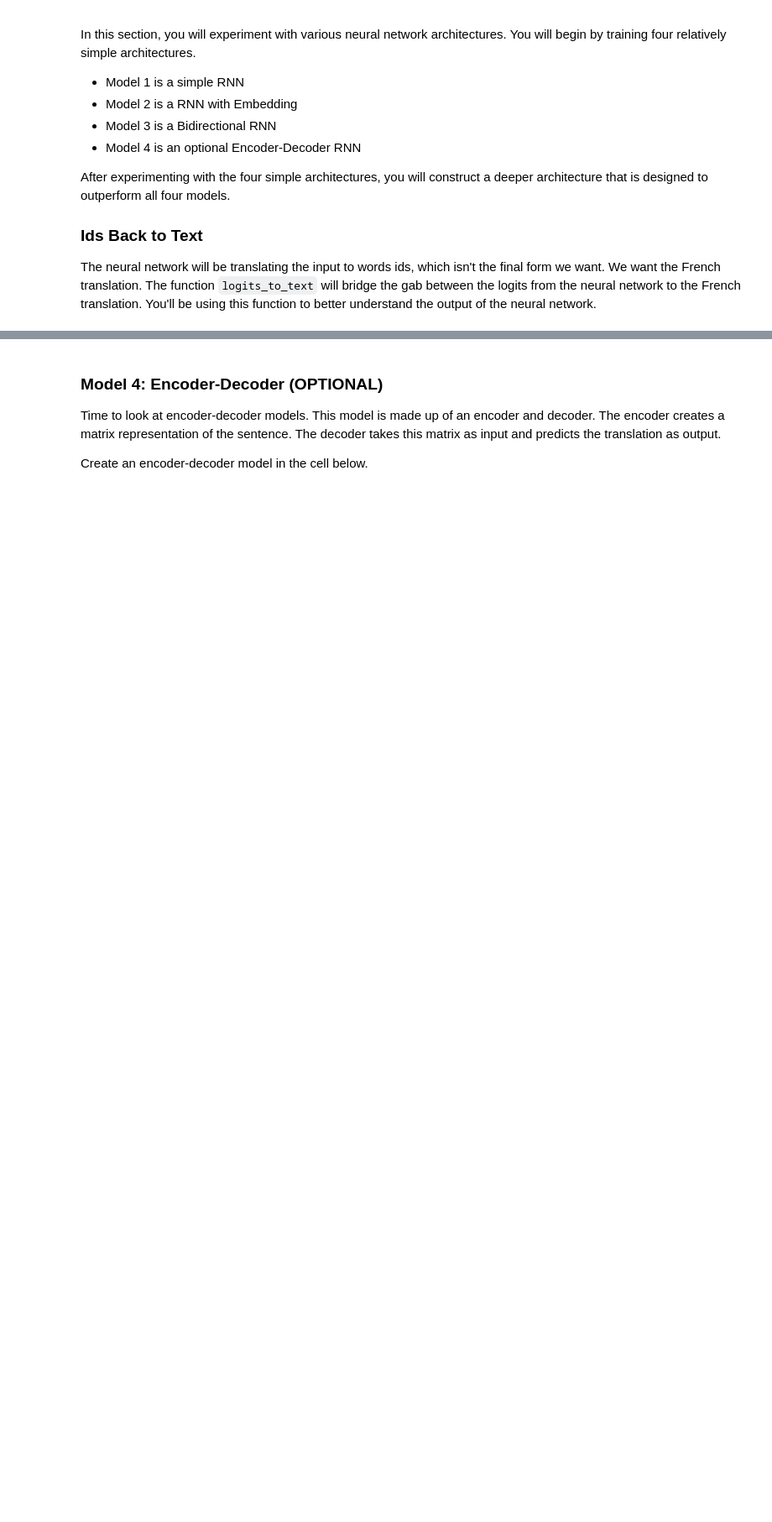
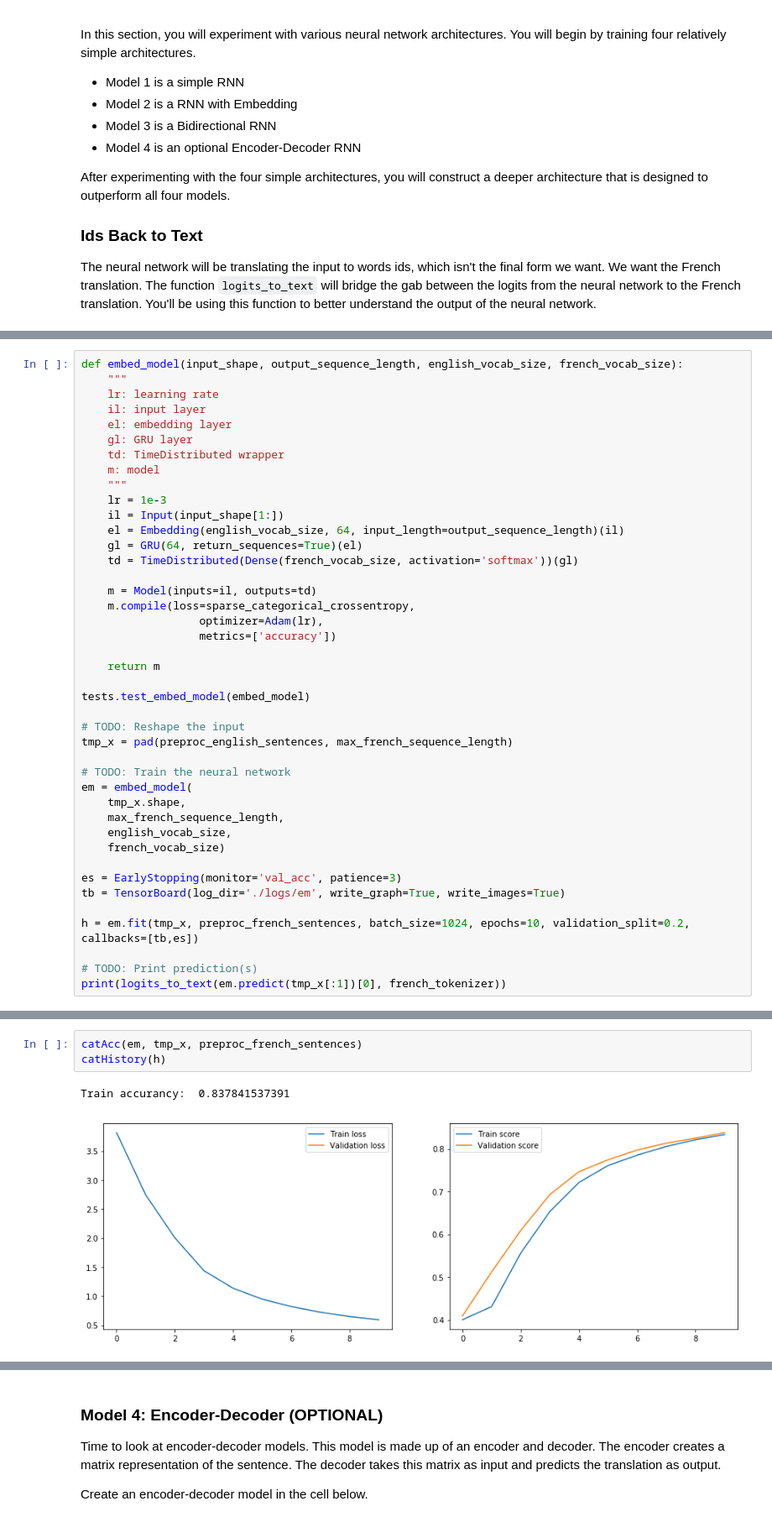
Before and after one commit to frohmanthenoob/ud_NLP_2_1_capstone, a Jupyter notebook: machine_translation.ipynb, the cells around one changed output, grey strips where cells are left out. Shown at 84% size. Drawn from its saved outputs; the diff is of its cells as text; blank space fills up the shorter version.

```diff
--- a/machine_translation.ipynb
+++ b/machine_translation.ipynb
@@ -346,0 +343,42 @@ tests.test_embed_model(embed_model)
+# %%
+def embed_model(input_shape, output_sequence_length, english_vocab_size, french_vocab_size):
+    """
+    lr: learning rate
+    il: input layer
+    el: embedding layer
+    gl: GRU layer
+    td: TimeDistributed wrapper
+    m: model
+    """
+    lr = 1e-3
+    il = Input(input_shape[1:])
+    el = Embedding(english_vocab_size, 64, input_length=output_sequence_length)(il)
+    gl = GRU(64, return_sequences=True)(el)
+    td = TimeDistributed(Dense(french_vocab_size, activation='softmax'))(gl)
+
+    m = Model(inputs=il, outputs=td)
+    m.compile(loss=sparse_categorical_crossentropy,
+                  optimizer=Adam(lr),
+                  metrics=['accuracy'])
+
+    return m
+
+tests.test_embed_model(embed_model)
+
+# TODO: Reshape the input
+tmp_x = pad(preproc_english_sentences, max_french_sequence_length)
+
+# TODO: Train the neural network
+em = embed_model(
+    tmp_x.shape,
+    max_french_sequence_length,
+    english_vocab_size,
+    french_vocab_size)
+
+es = EarlyStopping(monitor='val_acc', patience=3)
+tb = TensorBoard(log_dir='./logs/em', write_graph=True, write_images=True)
+
+h = em.fit(tmp_x, preproc_french_sentences, batch_size=1024, epochs=10, validation_split=0.2, callbacks=[tb,es])
+
+# TODO: Print prediction(s)
+print(logits_to_text(em.predict(tmp_x[:1])[0], french_tokenizer))
@@ -347,3 +403,9 @@ tests.test_embed_model(embed_model)
+# %%
+catAcc(em, tmp_x, preproc_french_sentences)
+catHistory(h)
+# %% [output]
+Train accurancy:  0.837841537391
+[figure, added]
 # %% [markdown]
 ### Model 3: Bidirectional RNNs (IMPLEMENTATION)
 ![RNN](images/bidirectional.png)
```
Also changed, not shown: parts of 30 cells of this notebook, 2 other files.
